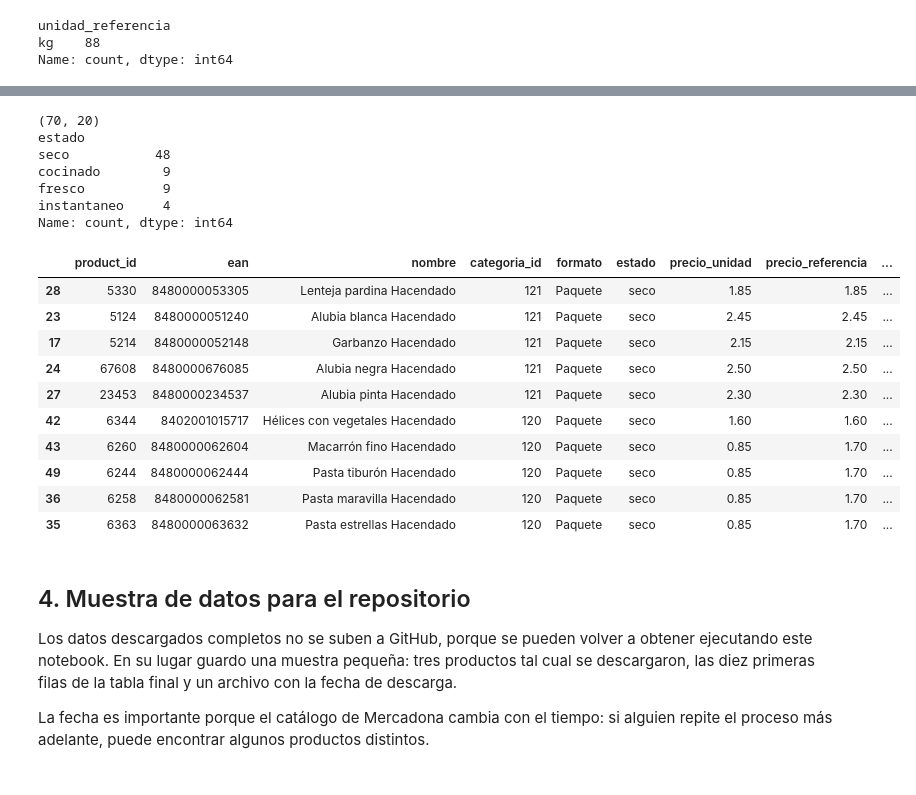
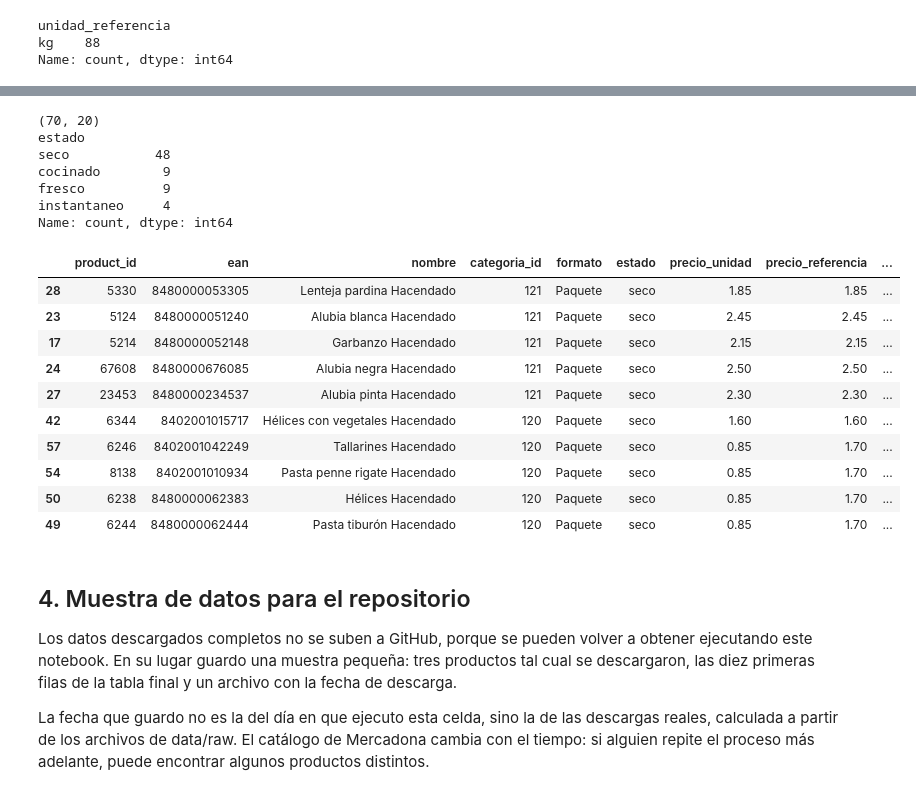
Before and after one commit to aroabm12/TFM-AROA-BARBERAN, a Jupyter notebook: pipeline_bronze_silver_gold.ipynb, the cells around one changed output, grey strips where cells are left out. Drawn from its saved outputs; the diff is of its cells as text; code cells hidden in the pictures.

Commit message:
Entrega 2: controles de calidad, correcciones manuales y fecha real de descarga

```diff
--- a/pipeline_bronze_silver_gold.ipynb
+++ b/pipeline_bronze_silver_gold.ipynb
@@ -227,0 +245,9 @@ Para saber si la comprobación acierta, miré a mano las etiquetas de dos produc
+# %%
+correcciones = pd.read_csv("data/manual/correcciones_manuales.csv", dtype={"ean": str})
+
+for _, c in correcciones.iterrows():
+    filas = silver["ean"].astype(str) == c["ean"]
+    silver.loc[filas, c["columna"]] = c["valor_corregido"]  # vacío = dato ausente
+
+silver["correccion_manual"] = silver["ean"].astype(str).isin(correcciones["ean"])
+print("Productos corregidos:", silver["correccion_manual"].sum())
@@ -293,0 +384,16 @@ Name: count, dtype: int64
+# %%
+def fecha_archivo(ruta):
+    if not os.path.exists(ruta):
+        return None
+    return datetime.datetime.fromtimestamp(os.path.getmtime(ruta)).strftime("%Y-%m-%d")
+
+
+silver["fecha_descarga_mercadona"] = silver["product_id"].apply(
+    lambda pid: fecha_archivo(f"data/raw/mercadona/products/{pid}.json")
+)
+silver["fecha_descarga_off"] = silver["ean"].apply(
+    lambda ean: fecha_archivo(f"data/raw/openfoodfacts/{ean}.json")
+)
+
+print(silver["fecha_descarga_mercadona"].value_counts())
+print(silver["fecha_descarga_off"].value_counts())
@@ -339,5 +458,8 @@ Estas columnas solo se pueden comparar entre productos que estén en el mismo es
 # %%
-gold = silver[silver["estado_calidad"].isin(["coherente", "no_concluyente"])].copy()
+# Gold: calorías coherentes o no concluyentes, y controles de rango superados
+gold = silver[
+    silver["estado_calidad"].isin(["coherente", "no_concluyente"]) & silver["rango_ok"]
+].copy()
 
 gold = gold.rename(columns={
     "energy-kcal_100g": "kcal_100g",
@@ -349,49 +471,58 @@ gold = gold.rename(columns={
     "salt_100g": "sal_100g",
 })
 
-gold["proteina_g_por_euro"] = (gold["proteina_100g"] * 10 / gold["precio_referencia"]).round(1)
-gold["kcal_por_euro"] = (gold["kcal_100g"] * 10 / gold["precio_referencia"]).round(0)
-gold["pct_kcal_proteina"] = (gold["proteina_100g"] * 4 / gold["kcal_100g"] * 100).round(1)
+# Variables derivadas (los precios de referencia están en €/kg y los controles garantizan que son > 0)
+precio_ok = gold["precio_referencia"].where(gold["precio_referencia"] > 0)
+kcal_ok = gold["kcal_100g"].where(gold["kcal_100g"] > 0)
+
+gold["proteina_g_por_euro"] = (gold["proteina_100g"] * 10 / precio_ok).round(1)
+gold["kcal_por_euro"] = (gold["kcal_100g"] * 10 / precio_ok).round(0)
+gold["pct_kcal_proteina"] = (gold["proteina_100g"] * 4 / kcal_ok * 100).round(1)
+
+# Los instantáneos no entran en los cálculos por euro hasta confirmar a qué estado
+# del alimento (seco o preparado) se refiere su información nutricional
+instantaneos = gold["estado"] == "instantaneo"
+gold.loc[instantaneos, ["proteina_g_por_euro", "kcal_por_euro"]] = np.nan
 
 columnas = [
     "product_id", "ean", "nombre", "categoria_id", "formato", "estado",
     "precio_unidad", "precio_referencia", "tamano_envase",
     "kcal_100g", "proteina_100g", "grasa_100g", "hidratos_100g",
     "fibra_100g", "azucares_100g", "sal_100g",
     "proteina_g_por_euro", "kcal_por_euro", "pct_kcal_proteina",
     "estado_calidad",
 ]
 gold = gold[columnas]
 
 gold.to_csv("data/gold/productos_gold.csv", index=False)
 print(gold.shape)
 print(gold["estado"].value_counts())
 gold.sort_values("proteina_g_por_euro", ascending=False).head(10)
 # %% [output]
 (70, 20)
 estado
 seco           48
 cocinado        9
 fresco          9
 instantaneo     4
 Name: count, dtype: int64
 |  | product_id | ean | nombre | categoria_id | formato | estado | precio_unidad | precio_referencia | ... |
 | 28 | 5330 | 8480000053305 | Lenteja pardina Hacendado | 121 | Paquete | seco | 1.85 | 1.85 | ... |
 | 23 | 5124 | 8480000051240 | Alubia blanca Hacendado | 121 | Paquete | seco | 2.45 | 2.45 | ... |
 | 17 | 5214 | 8480000052148 | Garbanzo Hacendado | 121 | Paquete | seco | 2.15 | 2.15 | ... |
 | 24 | 67608 | 8480000676085 | Alubia negra Hacendado | 121 | Paquete | seco | 2.50 | 2.50 | ... |
 | 27 | 23453 | 8480000234537 | Alubia pinta Hacendado | 121 | Paquete | seco | 2.30 | 2.30 | ... |
 | 42 | 6344 | 8402001015717 | Hélices con vegetales Hacendado | 120 | Paquete | seco | 1.60 | 1.60 | ... |
-| 43 | 6260 | 8480000062604 | Macarrón fino Hacendado | 120 | Paquete | seco | 0.85 | 1.70 | ... |
+| 57 | 6246 | 8402001042249 | Tallarines Hacendado | 120 | Paquete | seco | 0.85 | 1.70 | ... |
+| 54 | 8138 | 8402001010934 | Pasta penne rigate Hacendado | 120 | Paquete | seco | 0.85 | 1.70 | ... |
+| 50 | 6238 | 8480000062383 | Hélices Hacendado | 120 | Paquete | seco | 0.85 | 1.70 | ... |
 | 49 | 6244 | 8480000062444 | Pasta tiburón Hacendado | 120 | Paquete | seco | 0.85 | 1.70 | ... |
-| 36 | 6258 | 8480000062581 | Pasta maravilla Hacendado | 120 | Paquete | seco | 0.85 | 1.70 | ... |
-| 35 | 6363 | 8480000063632 | Pasta estrellas Hacendado | 120 | Paquete | seco | 0.85 | 1.70 | ... |
 # %% [markdown]
 ## 4. Muestra de datos para el repositorio
 
 Los datos descargados completos no se suben a GitHub, porque se pueden volver a obtener ejecutando este notebook. En su lugar guardo una muestra pequeña: tres productos tal cual se descargaron, las diez primeras filas de la tabla final y un archivo con la fecha de descarga.
 
-La fecha es importante porque el catálogo de Mercadona cambia con el tiempo: si alguien repite el proceso más adelante, puede encontrar algunos productos distintos.
+La fecha que guardo no es la del día en que ejecuto esta celda, sino la de las descargas reales, calculada a partir de los archivos de data/raw. El catálogo de Mercadona cambia con el tiempo: si alguien repite el proceso más adelante, puede encontrar algunos productos distintos.
 # %%
 muestra = bronze[bronze["off_encontrado"]].drop_duplicates("product_id").head(3)
 
```
Also changed, not shown: parts of 13 cells of this notebook, 4 other files.
